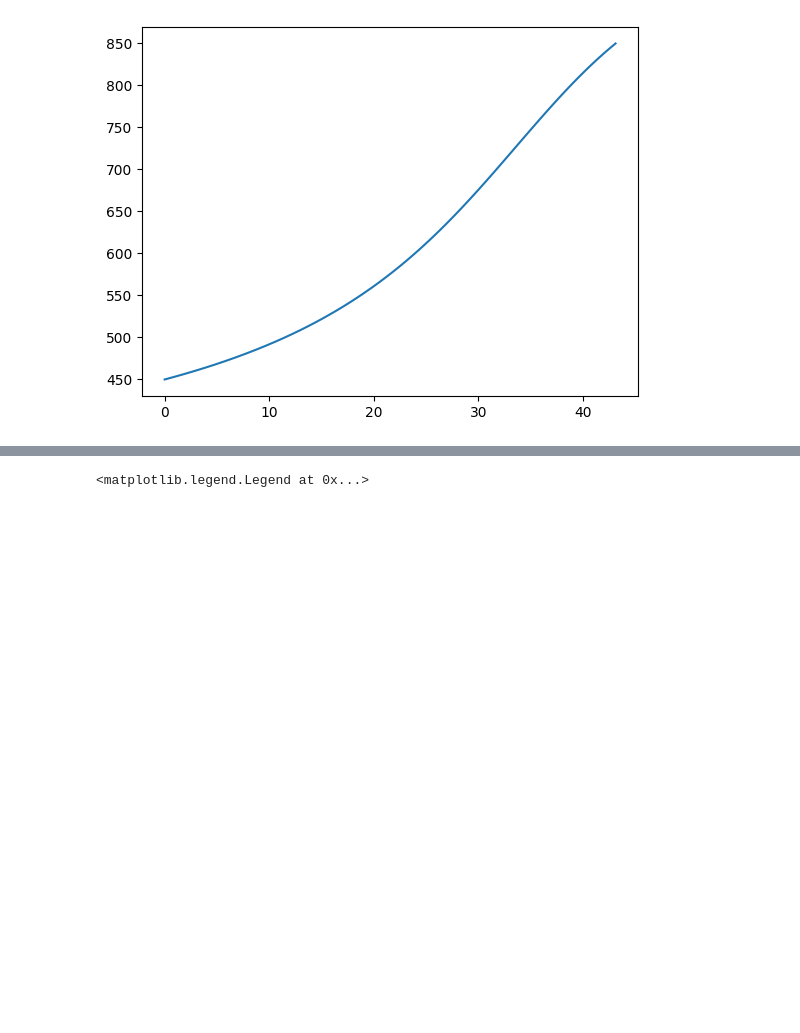
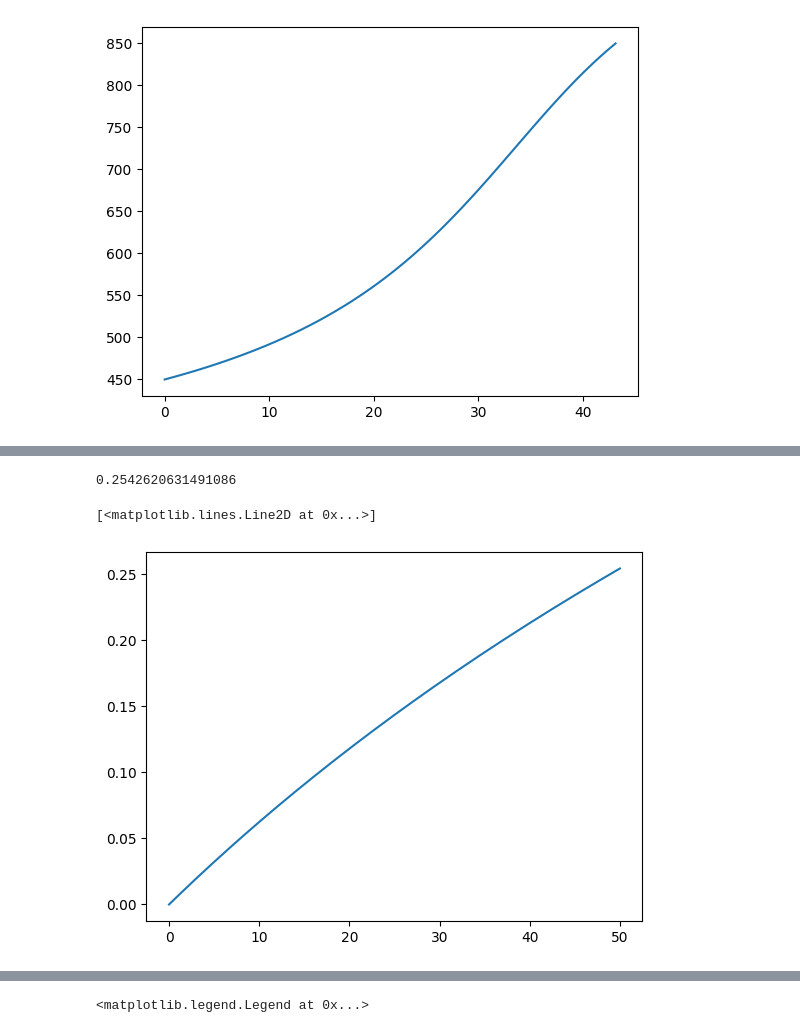
Before and after one commit to nibhscripta/Spring-2023, a Jupyter notebook: CHEN 364/CHEN 364 HW6/CHEN364_HW5.ipynb, the cells around one changed output, grey strips where cells are left out. Cells and saved outputs as stored; diff of their text form; code cells hidden in the pictures; blank space fills up the shorter version.

```diff
--- a/CHEN 364/CHEN 364 HW6/CHEN364_HW5.ipynb
+++ b/CHEN 364/CHEN 364 HW6/CHEN364_HW5.ipynb
@@ -57,0 +58,31 @@ plt.plot(sol.t, Q(X, T)/1000)
+# %%
+def ode(t, y):
+    f = y*0
+
+    X = y[0]
+
+    R = 8.314
+    T_0 = 450
+    F_A0 = 20
+    E = 31.4e3
+
+    # T = T_0 + 500 * X
+    k = 0.133
+
+    f[0] = k * (1 - X) / (1 + X) / F_A0
+
+    return f
+
+ode_kwargs = {
+    'method': 'Radau',
+    'atol': 1e-8,
+    'rtol': 1e-8,
+}
+
+sol = solve_ivp(ode, [0, 50], [0], **ode_kwargs)
+print(sol.y[0][-1])
+plt.plot(sol.t, sol.y[0], label=r"$$")
+# %% [output]
+0.2542620631491086
+[<matplotlib.lines.Line2D at 0x...>]
+[figure, added]
```
Also changed, not shown: parts of 2 cells of this notebook, 6 other files.
